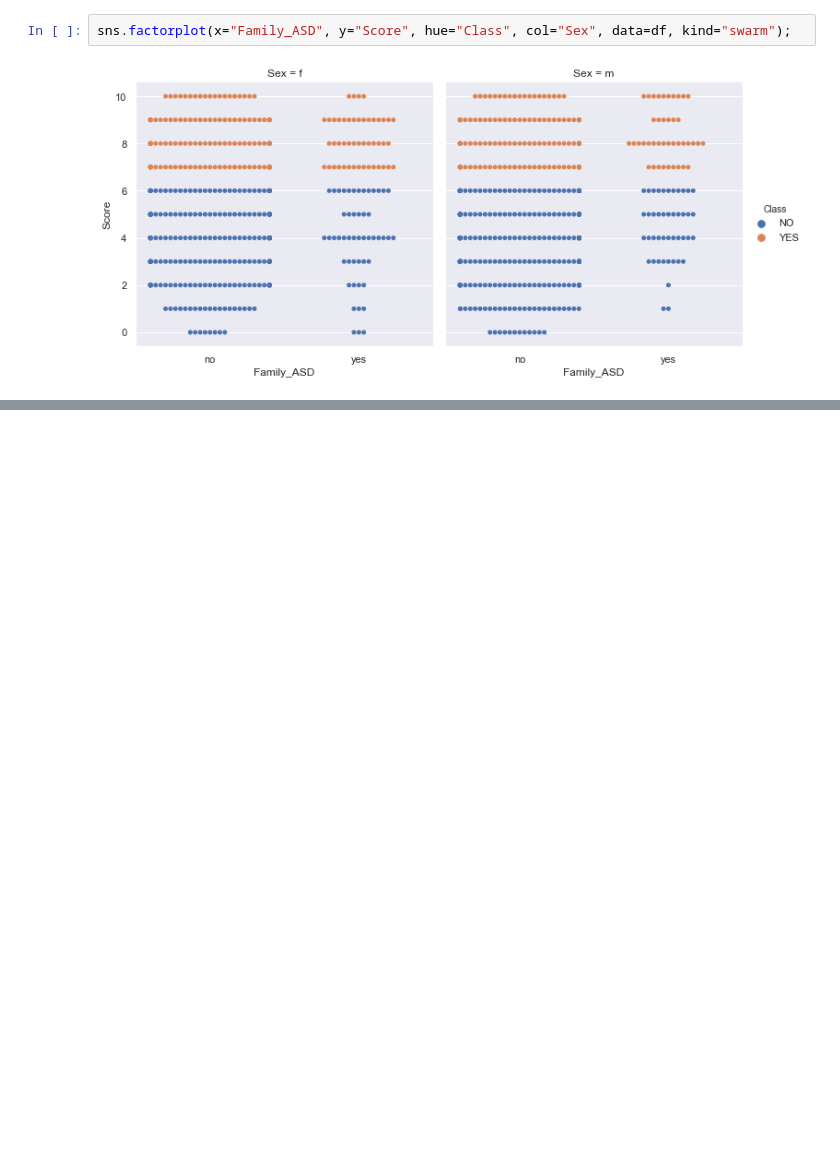
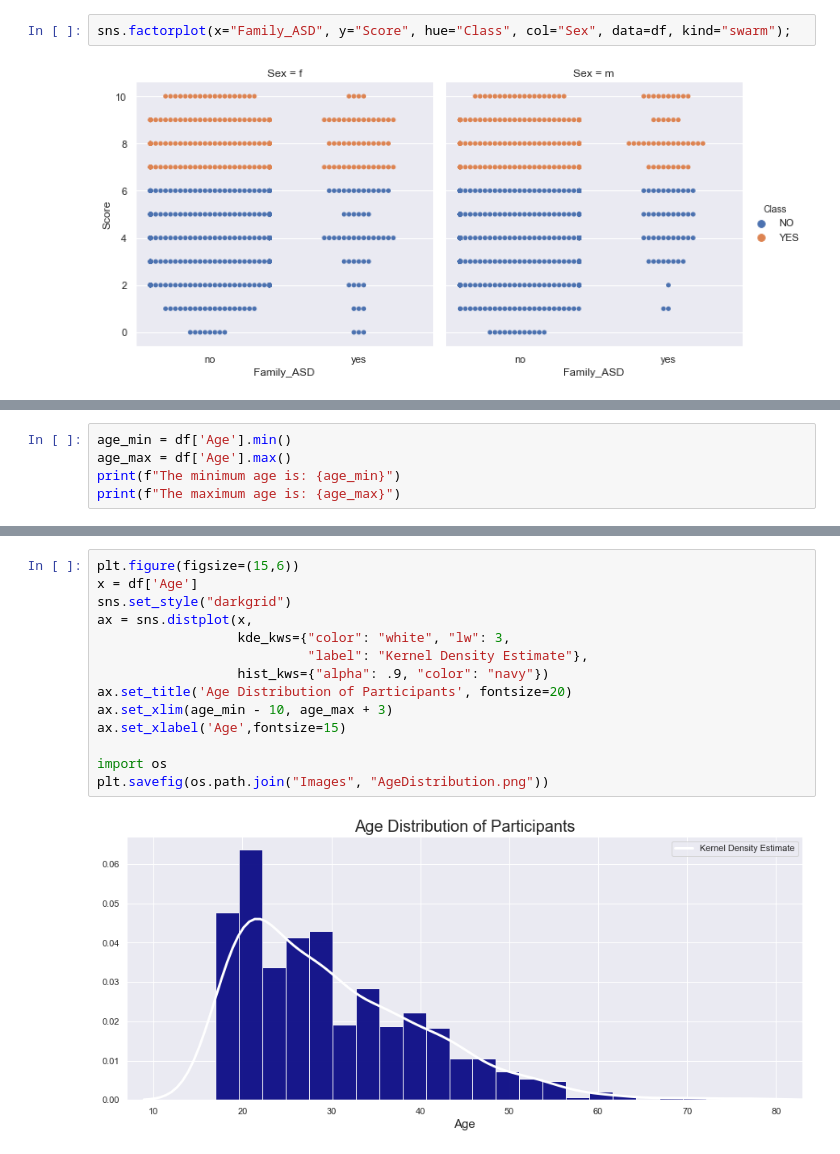
Before and after one commit to VallieTracy/autism-detection-machine-learning, a Jupyter notebook: Stats_NO_Dummies.ipynb, the cells around one changed output, grey strips where cells are left out. Cells and saved outputs as stored; diff of their text form; blank space fills up the shorter version.

Commit message:
plotted + saved age distribution, added some observations

```diff
--- a/Stats_NO_Dummies.ipynb
+++ b/Stats_NO_Dummies.ipynb
@@ -143,0 +138,5 @@ Text(0.5, 1.0, 'Distribution of Those With versus Those Without ASD')
+# %%
+age_min = df['Age'].min()
+age_max = df['Age'].max()
+print(f"The minimum age is: {age_min}")
+print(f"The maximum age is: {age_max}")
@@ -143,0 +149,16 @@ Text(0.5, 1.0, 'Distribution of Those With versus Those Without ASD')
+# %%
+plt.figure(figsize=(15,6))
+x = df['Age']
+sns.set_style("darkgrid")
+ax = sns.distplot(x,
+                  kde_kws={"color": "white", "lw": 3,
+                           "label": "Kernel Density Estimate"},
+                  hist_kws={"alpha": .9, "color": "navy"})
+ax.set_title('Age Distribution of Participants', fontsize=20)
+ax.set_xlim(age_min - 10, age_max + 3)
+ax.set_xlabel('Age',fontsize=15)
+
+import os
+plt.savefig(os.path.join("Images", "AgeDistribution.png"))
+# %% [output]
+[figure, added]
```
Also changed, not shown: parts of 4 cells of this notebook, 1 other file.
